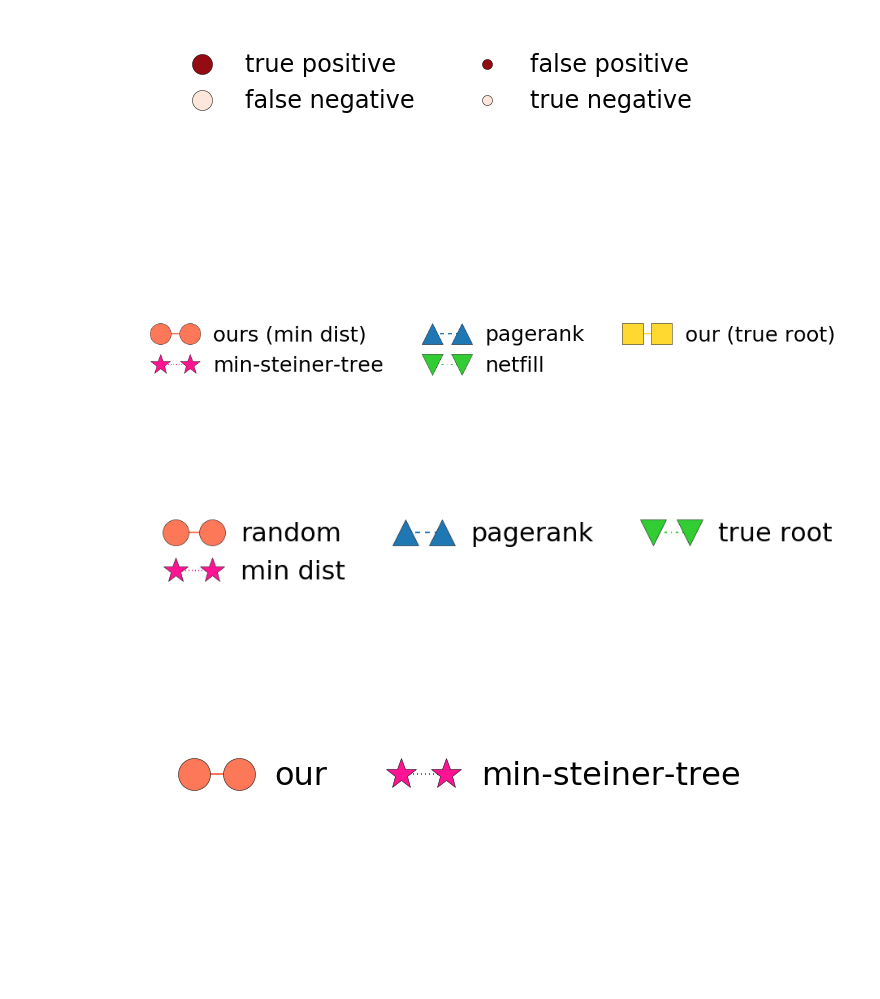
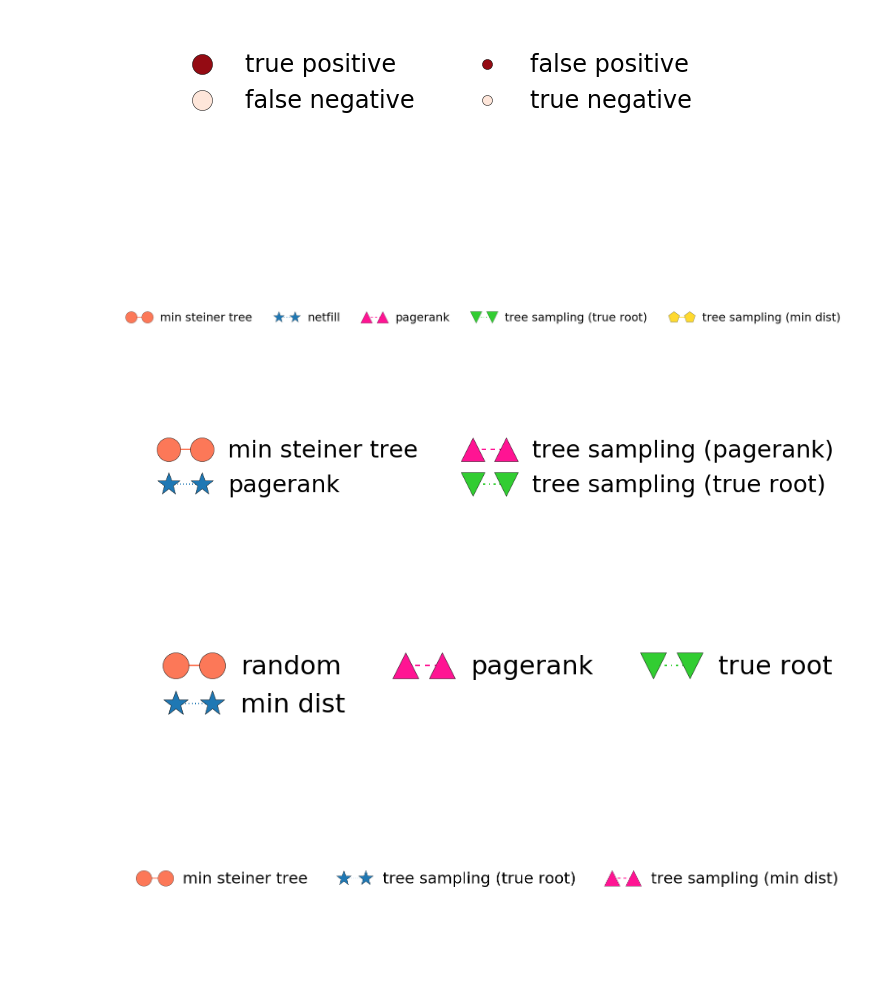
Before and after one commit to xiaohan2012/cascade-reconstruction-by-tree-samples, a Jupyter notebook: legend_and_colorbars.ipynb, the cells around one changed output. Cells and saved outputs as stored; diff of their text form; code cells hidden in the pictures.

```diff
--- a/legend_and_colorbars.ipynb
+++ b/legend_and_colorbars.ipynb
@@ -55,7 +66,7 @@ plot_legend(appearance_configs, labels, 'figs/case-study/prediction_legend.pdf',
 # %% [output]
 [figure]
 # %%
-def plot_legend(labels, name):
+def plot_legend(labels, name, ncols=5):
     ax = plt.subplot()
     set_cycler(ax)
     size = 32
@@ -74,27 +85,34 @@ def plot_legend(labels, name):
     legend = ax.legend(handles, labels, loc=2,
                        framealpha=1, frameon=False,
                        fontsize=32,
-                       ncol=3)
+                       ncol=ncols)
     ax.axis('off')
     fig  = legend.figure
     fig.canvas.draw()
     bbox  = legend.get_window_extent().transformed(fig.dpi_scale_trans.inverted())
     fig.savefig('figs/{}.pdf'.format(name), dpi="figure", bbox_inches=bbox)
+# %%
+labels = [ 'min steiner tree', 'netfill', 'pagerank', 'tree sampling (true root)', 'tree sampling (min dist)']
+# labels.reverse()
+# ['our-min_dist', 'our-true_root',  'netfill', 'pagerank', 'min-steiner-tree']
+plot_legend(labels, 'method_legend')
+# %% [output]
+[figure, added]
 # %%
-labels = ['ours (min dist)', 'min-steiner-tree', 'pagerank', 'netfill', 'our (true root)']
-plot_legend(labels, 'method_legend')
+labels = ['min steiner tree', 'pagerank', 'tree sampling (pagerank)', 'tree sampling (true root)']
+plot_legend(labels, 'method_legend_digg', 2)
 # %% [output]
-[figure, old version]
+[figure, new version]
 # %%
 labels = ['random', 'min dist', 'pagerank', 'true root']
 plot_legend(labels, 'method_legend_root_selection')
 # %% [output]
-[figure, old version]
+[figure, new version]
 # %%
-labels = ['our', 'min-steiner-tree']
+labels = ['min steiner tree', 'tree sampling (true root)', 'tree sampling (min dist)']
 plot_legend(labels, 'method_legend_edge')
 # %% [output]
-[figure, old version]
+[figure, new version]
 # %%
 def plot_cbar(labels, output, ticks=[0, 0.2, 0.85, 1]):
     plt.style.use('paper')
```
Also changed, not shown: parts of 5 cells of this notebook.
